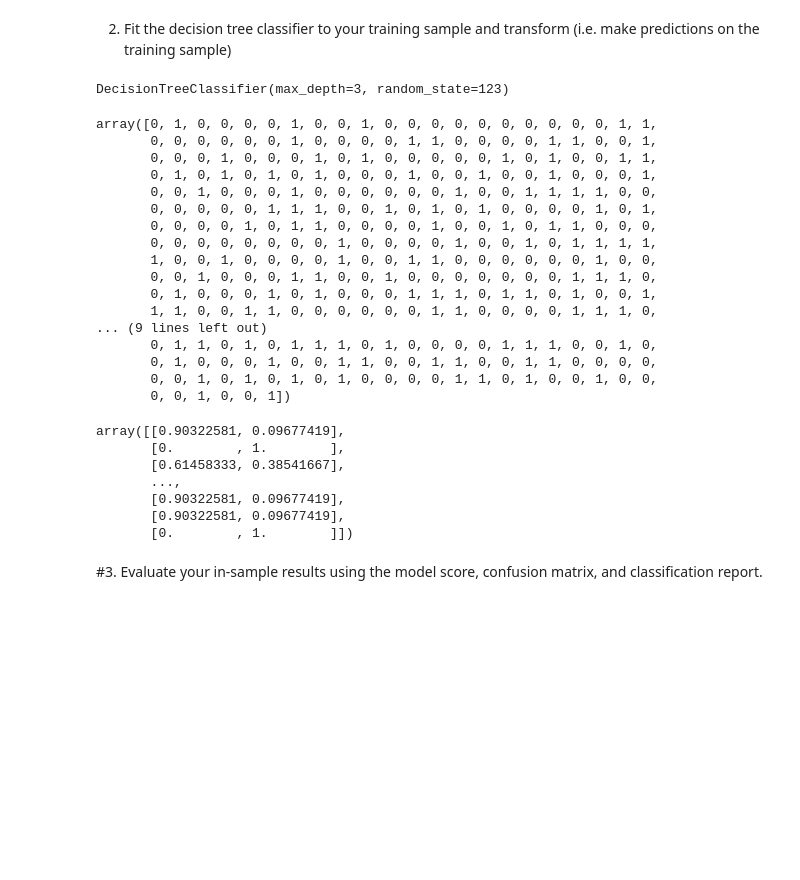
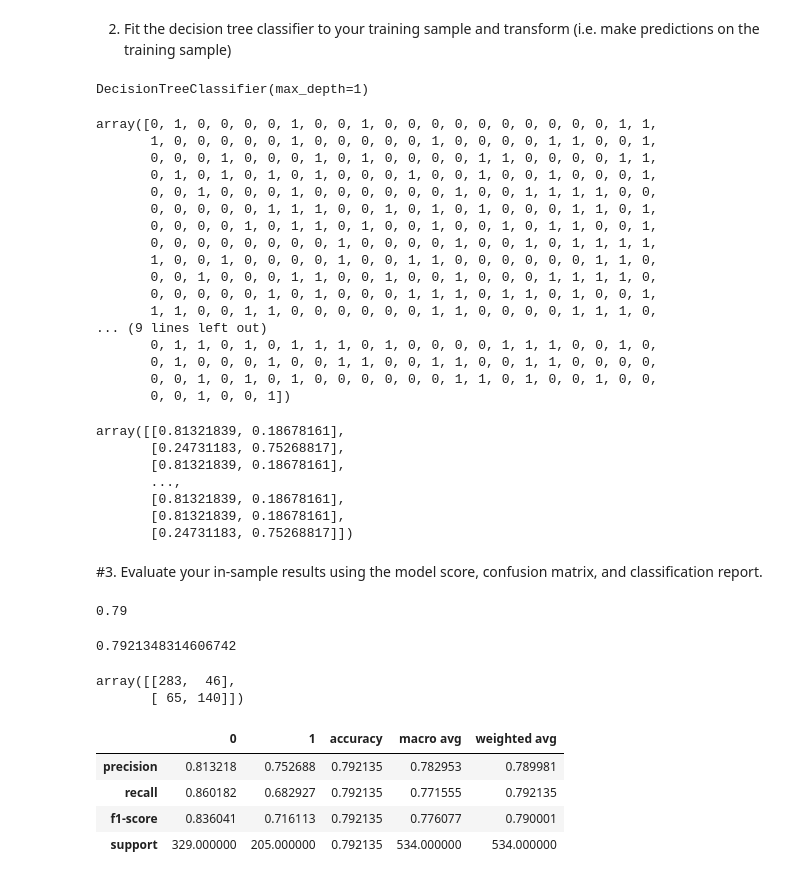
Before and after one commit to rajeshlamichhane04/classification_exercises, a Jupyter notebook: model.ipynb, the cells around one changed output. Drawn from its saved outputs; the diff is of its cells as text; code cells hidden in the pictures; blank space fills up the shorter version.

```diff
--- a/model.ipynb
+++ b/model.ipynb
@@ -104,41 +106,65 @@ clf = DecisionTreeClassifier(max_depth=3, random_state=123)
 # %%
 #fit the random forest algorithm on to training sample
-clf.fit(X_train,y_train)
+model1.fit(X_train,y_train)
 # %% [output]
-DecisionTreeClassifier(max_depth=3, random_state=123)
+DecisionTreeClassifier(max_depth=1)
 # %%
 #make prediction on train observation
-y_pred = clf.predict(X_train)
+y_pred = model1.predict(X_train)
 y_pred
 # %% [output]
 array([0, 1, 0, 0, 0, 0, 1, 0, 0, 1, 0, 0, 0, 0, 0, 0, 0, 0, 0, 0, 1, 1,
-       0, 0, 0, 0, 0, 0, 1, 0, 0, 0, 0, 1, 1, 0, 0, 0, 0, 1, 1, 0, 0, 1,
-       0, 0, 0, 1, 0, 0, 0, 1, 0, 1, 0, 0, 0, 0, 0, 1, 0, 1, 0, 0, 1, 1,
+       1, 0, 0, 0, 0, 0, 1, 0, 0, 0, 0, 0, 1, 0, 0, 0, 0, 1, 1, 0, 0, 1,
+       0, 0, 0, 1, 0, 0, 0, 1, 0, 1, 0, 0, 0, 0, 1, 1, 0, 0, 0, 0, 1, 1,
        0, 1, 0, 1, 0, 1, 0, 1, 0, 0, 0, 1, 0, 0, 1, 0, 0, 1, 0, 0, 0, 1,
        0, 0, 1, 0, 0, 0, 1, 0, 0, 0, 0, 0, 0, 1, 0, 0, 1, 1, 1, 1, 0, 0,
-       0, 0, 0, 0, 0, 1, 1, 1, 0, 0, 1, 0, 1, 0, 1, 0, 0, 0, 0, 1, 0, 1,
-       0, 0, 0, 0, 1, 0, 1, 1, 0, 0, 0, 0, 1, 0, 0, 1, 0, 1, 1, 0, 0, 0,
+       0, 0, 0, 0, 0, 1, 1, 1, 0, 0, 1, 0, 1, 0, 1, 0, 0, 0, 1, 1, 0, 1,
+       0, 0, 0, 0, 1, 0, 1, 1, 0, 1, 0, 0, 1, 0, 0, 1, 0, 1, 1, 0, 0, 1,
        0, 0, 0, 0, 0, 0, 0, 0, 1, 0, 0, 0, 0, 1, 0, 0, 1, 0, 1, 1, 1, 1,
-       1, 0, 0, 1, 0, 0, 0, 0, 1, 0, 0, 1, 1, 0, 0, 0, 0, 0, 0, 1, 0, 0,
-       0, 0, 1, 0, 0, 0, 1, 1, 0, 0, 1, 0, 0, 0, 0, 0, 0, 0, 1, 1, 1, 0,
-       0, 1, 0, 0, 0, 1, 0, 1, 0, 0, 0, 1, 1, 1, 0, 1, 1, 0, 1, 0, 0, 1,
+       1, 0, 0, 1, 0, 0, 0, 0, 1, 0, 0, 1, 1, 0, 0, 0, 0, 0, 0, 1, 1, 0,
+       0, 0, 1, 0, 0, 0, 1, 1, 0, 0, 1, 0, 0, 1, 0, 0, 0, 1, 1, 1, 1, 0,
+       0, 0, 0, 0, 0, 1, 0, 1, 0, 0, 0, 1, 1, 1, 0, 1, 1, 0, 1, 0, 0, 1,
        1, 1, 0, 0, 1, 1, 0, 0, 0, 0, 0, 0, 1, 1, 0, 0, 0, 0, 1, 1, 1, 0,
 ... (9 lines left out)
        0, 1, 1, 0, 1, 0, 1, 1, 1, 0, 1, 0, 0, 0, 0, 1, 1, 1, 0, 0, 1, 0,
        0, 1, 0, 0, 0, 1, 0, 0, 1, 1, 0, 0, 1, 1, 0, 0, 1, 1, 0, 0, 0, 0,
-       0, 0, 1, 0, 1, 0, 1, 0, 1, 0, 0, 0, 0, 1, 1, 0, 1, 0, 0, 1, 0, 0,
+       0, 0, 1, 0, 1, 0, 1, 0, 0, 0, 0, 0, 0, 1, 1, 0, 1, 0, 0, 1, 0, 0,
        0, 0, 1, 0, 0, 1])
 # %%
 #estimate probability
-y_pred_proba = clf.predict_proba(X_train)
+y_pred_proba = model1.predict_proba(X_train)
 y_pred_proba
 # %% [output]
-array([[0.90322581, 0.09677419],
-       [0.        , 1.        ],
-       [0.61458333, 0.38541667],
+array([[0.81321839, 0.18678161],
+       [0.24731183, 0.75268817],
+       [0.81321839, 0.18678161],
        ...,
-       [0.90322581, 0.09677419],
-       [0.90322581, 0.09677419],
-       [0.        , 1.        ]])
+       [0.81321839, 0.18678161],
+       [0.81321839, 0.18678161],
+       [0.24731183, 0.75268817]])
 # %% [markdown]
 #3. Evaluate your in-sample results using the model score, confusion matrix, and classification report.
+# %%
+#accuracy of decision tree classifier on training set:
+round(model1.score(X_train,y_train),2)
+# %% [output]
+0.79
+# %%
+# y_train, y_predict should also give same accuracy score
+accuracy_score(y_train,y_pred)
+# %% [output]
+0.7921348314606742
+# %%
+#confusin matrix
+confusion_matrix(y_train,y_pred)
+# %% [output]
+array([[283,  46],
+       [ 65, 140]])
+# %%
+pd.DataFrame(classification_report(y_train,y_pred, output_dict=True))
+# %% [output]
+|  | 0 | 1 | accuracy | macro avg | weighted avg |
+| precision | 0.813218 | 0.752688 | 0.792135 | 0.782953 | 0.789981 |
+| recall | 0.860182 | 0.682927 | 0.792135 | 0.771555 | 0.792135 |
+| f1-score | 0.836041 | 0.716113 | 0.792135 | 0.776077 | 0.790001 |
+| support | 329.000000 | 205.000000 | 0.792135 | 534.000000 | 534.000000 |
```
Also changed, not shown: parts of 64 cells of this notebook.
